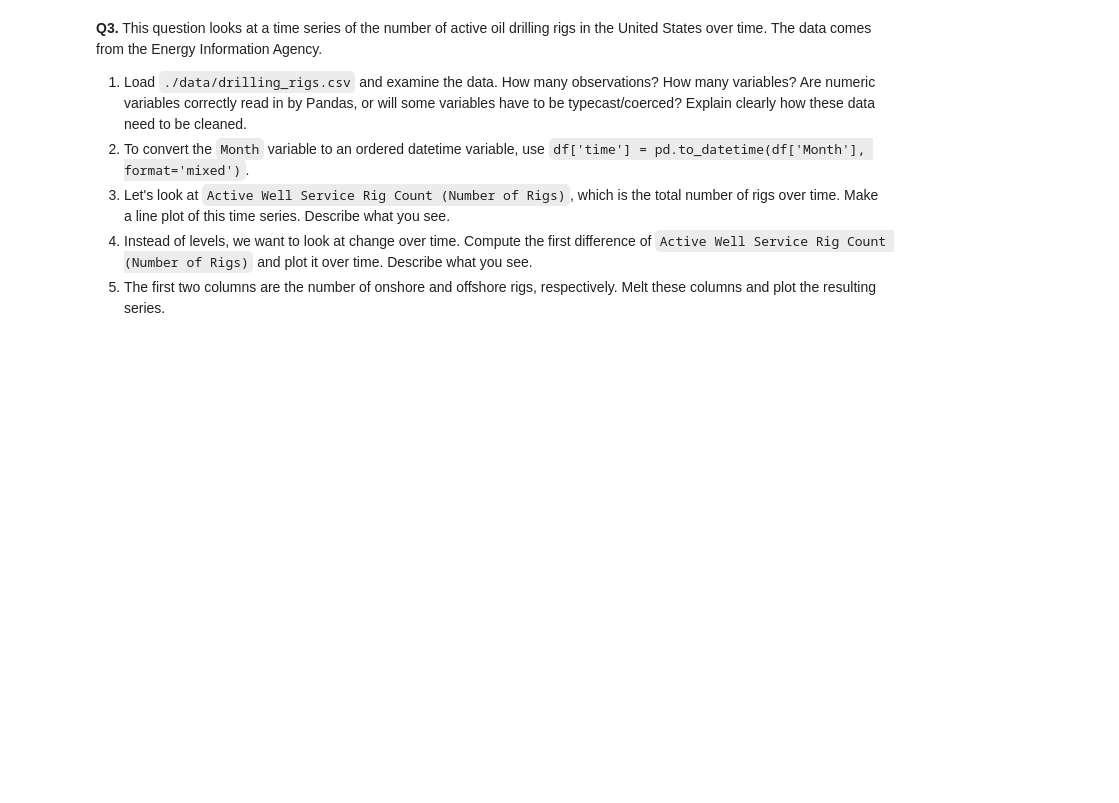
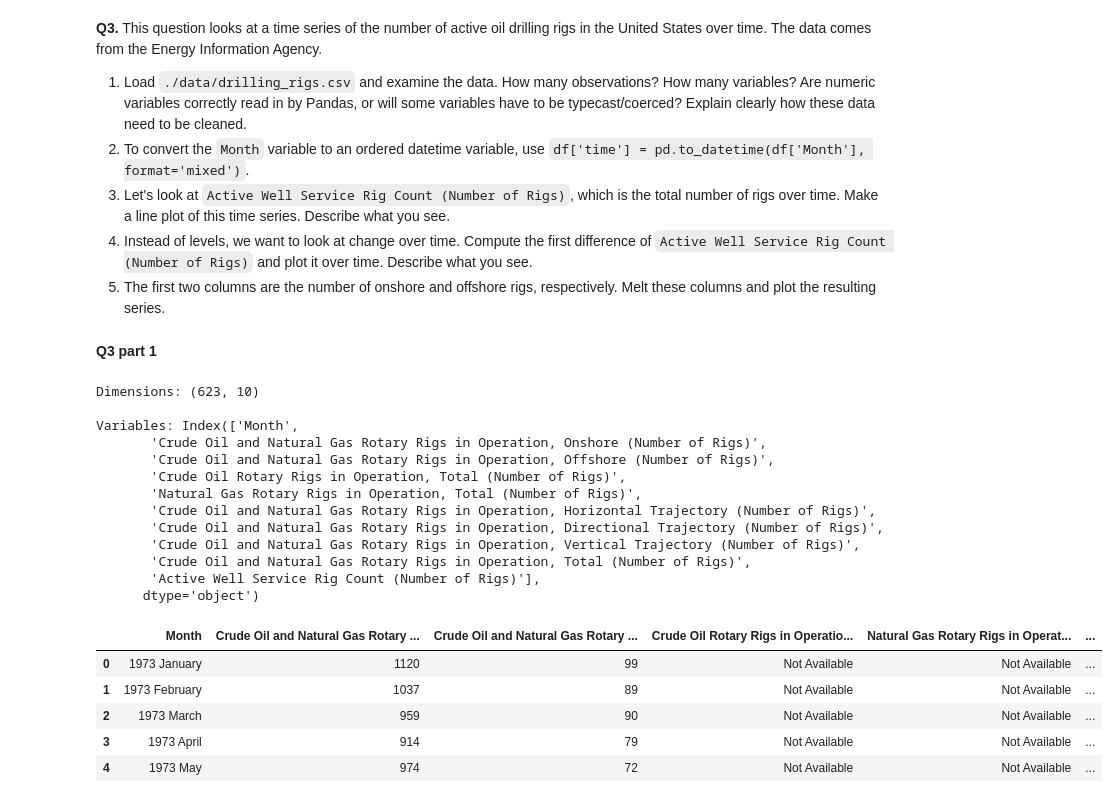
Before and after one commit to ap-vp/eda_assignment, a Jupyter notebook: assignment.ipynb, the cells around one changed output. Cells and saved outputs as stored; diff of their text form; code cells hidden in the pictures; blank space fills up the shorter version.

```diff
--- a/assignment.ipynb
+++ b/assignment.ipynb
@@ -215,3 +214,40 @@ Description of Price conditional on Room Type and Property Type:
 3. Let's look at `Active Well Service Rig Count (Number of Rigs)`, which is the total number of rigs over time. Make a line plot of this time series. Describe what you see.
 4. Instead of levels, we want to look at change over time. Compute the first difference of  `Active Well Service Rig Count (Number of Rigs)` and plot it over time. Describe what you see.
 5. The first two columns are the number of onshore and offshore rigs, respectively. Melt these columns and plot the resulting series.
+# %% [markdown]
+**Q3 part 1**
+# %%
+import numpy as np
+import pandas as pd
+import matplotlib.pyplot as plt
+import seaborn as sns
+
+drill = pd.read_csv("./drilling_rigs.csv")
+print('Dimensions:', drill.shape, '\n')
+#623 observations & 10 variables
+
+print('Variables:', drill.columns)
+drill.head()
+
+# Some variables will have to be coerced because there are numbers and string "Not available" values together.
+# Have to replace the "Not Available" values with NaN through coercion
+# %% [output]
+Dimensions: (623, 10)
+
+Variables: Index(['Month',
+       'Crude Oil and Natural Gas Rotary Rigs in Operation, Onshore (Number of Rigs)',
+       'Crude Oil and Natural Gas Rotary Rigs in Operation, Offshore (Number of Rigs)',
+       'Crude Oil Rotary Rigs in Operation, Total (Number of Rigs)',
+       'Natural Gas Rotary Rigs in Operation, Total (Number of Rigs)',
+       'Crude Oil and Natural Gas Rotary Rigs in Operation, Horizontal Trajectory (Number of Rigs)',
+       'Crude Oil and Natural Gas Rotary Rigs in Operation, Directional Trajectory (Number of Rigs)',
+       'Crude Oil and Natural Gas Rotary Rigs in Operation, Vertical Trajectory (Number of Rigs)',
+       'Crude Oil and Natural Gas Rotary Rigs in Operation, Total (Number of Rigs)',
+       'Active Well Service Rig Count (Number of Rigs)'],
+      dtype='object')
+|  | Month | Crude Oil and Natural Gas Rotary ... | Crude Oil and Natural Gas Rotary ... | Crude Oil Rotary Rigs in Operatio... | Natural Gas Rotary Rigs in Operat... | ... |
+| 0 | 1973 January | 1120 | 99 | Not Available | Not Available | ... |
+| 1 | 1973 February | 1037 | 89 | Not Available | Not Available | ... |
+| 2 | 1973 March | 959 | 90 | Not Available | Not Available | ... |
+| 3 | 1973 April | 914 | 79 | Not Available | Not Available | ... |
+| 4 | 1973 May | 974 | 72 | Not Available | Not Available | ... |
```
Also changed, not shown: parts of 13 cells of this notebook.
